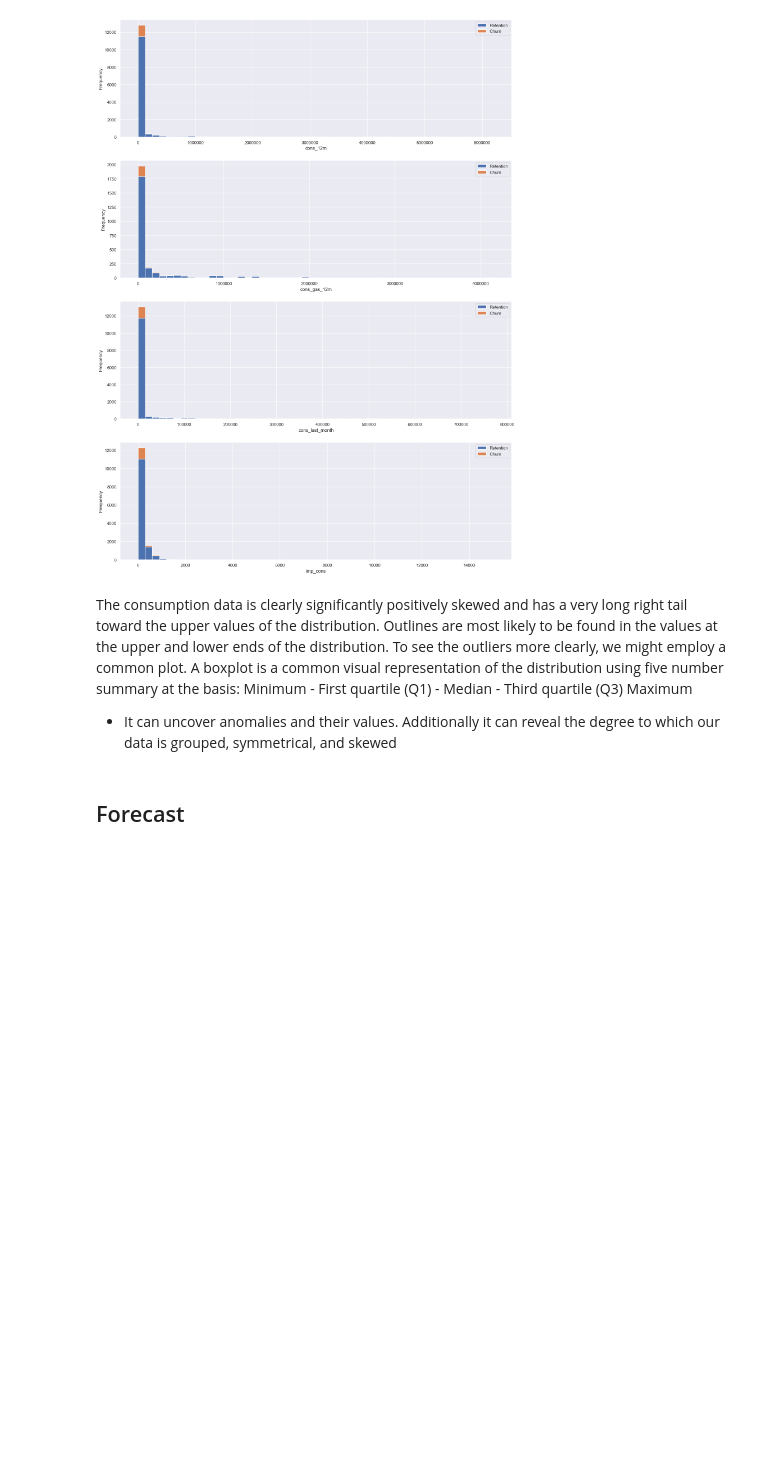
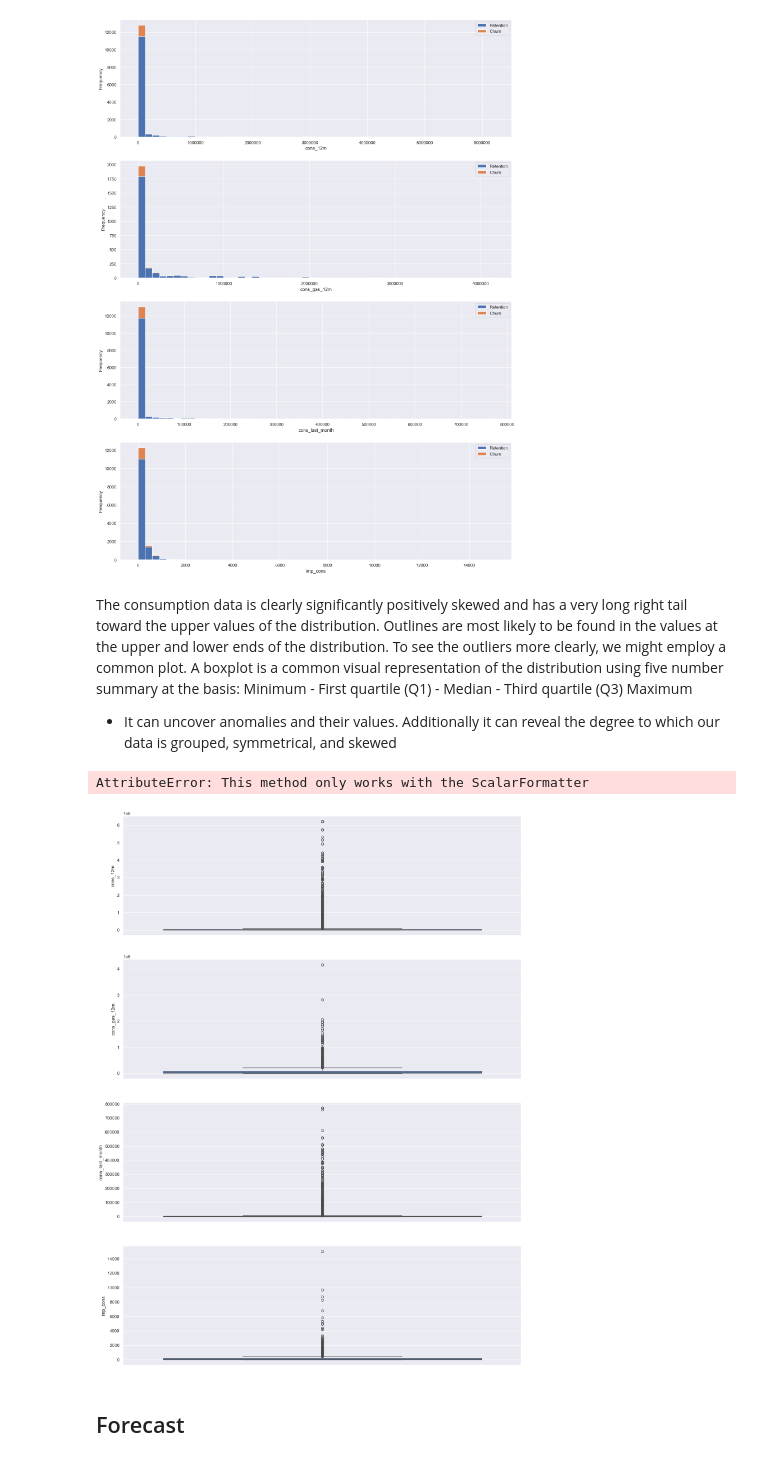
Before and after one commit to abuhmhai/BCGX-Intern, a Jupyter notebook: Task 2 EDA/Task 2 - Exploratory Data Analysis_starter.ipynb, the cells around one changed output. Drawn from its saved outputs; the diff is of its cells as text; code cells hidden in the pictures; blank space fills up the shorter version.

```diff
--- a/Task 2 EDA/Task 2 - Exploratory Data Analysis_starter.ipynb
+++ b/Task 2 EDA/Task 2 - Exploratory Data Analysis_starter.ipynb
@@ -299,29 +313,25 @@ Minimum
 Maximum
    - It can uncover anomalies and their values. Additionally it can reveal the degree to which our data is grouped, symmetrical, and skewed
 # %%
-
-from matplotlib.ticker import ScalarFormatter
-
-fig, axs = plt.subplots(nrows=4, figsize=(18, 25))
+fig, axs = plt.subplots(nrows=4, figsize=(18,25))
 
 # Plot histogram
 sns.boxplot(consumption["cons_12m"], ax=axs[0])
 sns.boxplot(consumption[consumption["has_gas"] == "t"]["cons_gas_12m"], ax=axs[1])
 sns.boxplot(consumption["cons_last_month"], ax=axs[2])
 sns.boxplot(consumption["imp_cons"], ax=axs[3])
 
-# Remove scientific notation and set x-axis limit
+# Remove scientific notation
 for ax in axs:
-    ax.xaxis.set_major_formatter(ScalarFormatter(useOffset=False))
     ax.ticklabel_format(style='plain', axis='x')
-
-# Set specific x-axis limits
-axs[0].set_xlim(-200000, 20000000)
-axs[1].set_xlim(-200000, 20000000)
-axs[2].set_xlim(-20000, 100000)
-
-plt.tight_layout()
-plt.show()
+    # Set x-axis limit
+    axs[0].set_xlim(-200000, 2000000)
+    axs[1].set_xlim(-200000, 2000000)
+    axs[2].set_xlim(-20000, 100000)
+    plt.show()
+# %% [output]
+AttributeError: This method only works with the ScalarFormatter
+[figure, added]
 # %% [markdown]
 ## Forecast
 # %%
```
Also changed, not shown: parts of 9 cells of this notebook, 1 other file.
